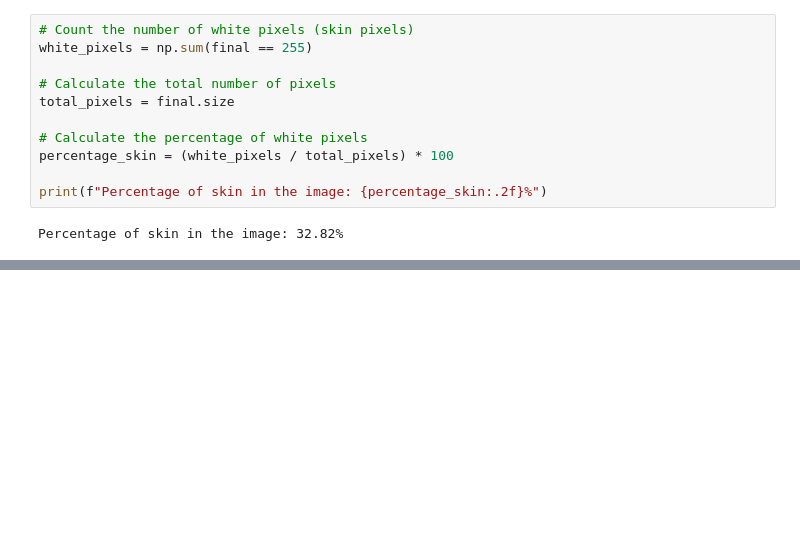
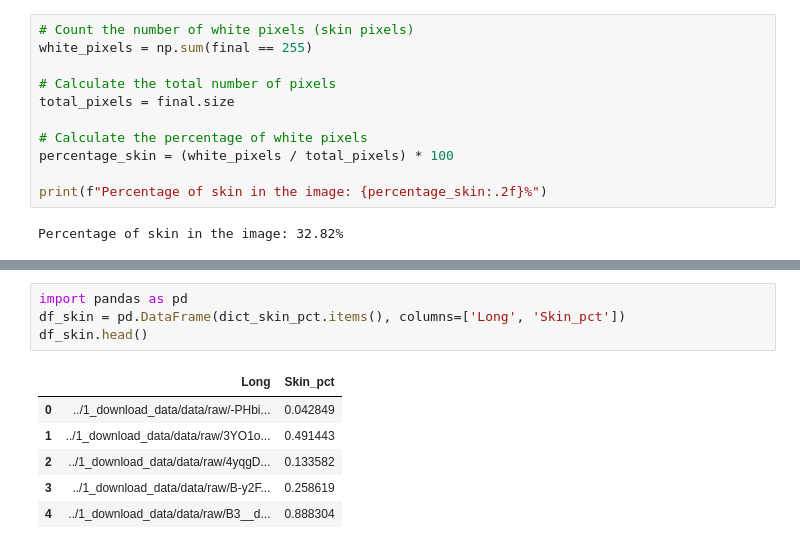
Before and after one commit to danielgvb/network_science, a Jupyter notebook: 2_image_processing/3a_skin_detection_opencv.ipynb, the cells around one changed output, grey strips where cells are left out. Drawn from its saved outputs; the diff is of its cells as text; blank space fills up the shorter version.

```diff
--- a/2_image_processing/3a_skin_detection_opencv.ipynb
+++ b/2_image_processing/3a_skin_detection_opencv.ipynb
@@ -50,0 +108,11 @@ Percentage of skin in the image: 32.82%
+# %%
+import pandas as pd
+df_skin = pd.DataFrame(dict_skin_pct.items(), columns=['Long', 'Skin_pct'])
+df_skin.head()
+# %% [output]
+|  | Long | Skin_pct |
+| 0 | ../1_download_data/data/raw/-PHbi... | 0.042849 |
+| 1 | ../1_download_data/data/raw/3YO1o... | 0.491443 |
+| 2 | ../1_download_data/data/raw/4yqgD... | 0.133582 |
+| 3 | ../1_download_data/data/raw/B-y2F... | 0.258619 |
+| 4 | ../1_download_data/data/raw/B3__d... | 0.888304 |
```
Also changed, not shown: parts of 6 cells of this notebook, 5 other files.
